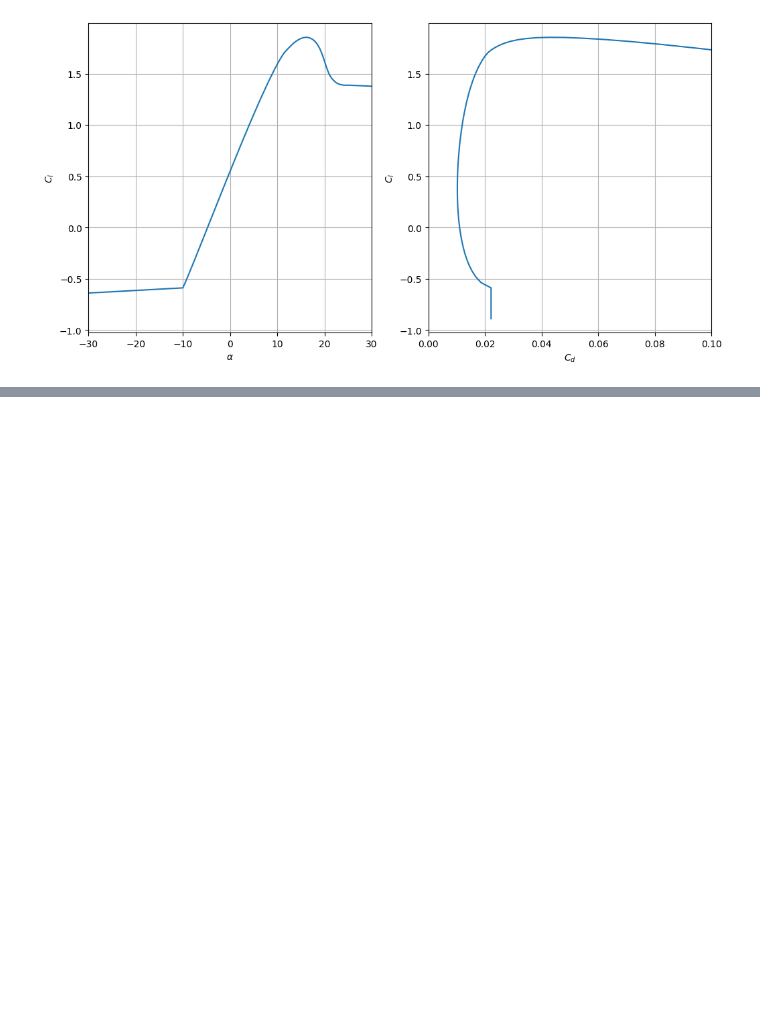
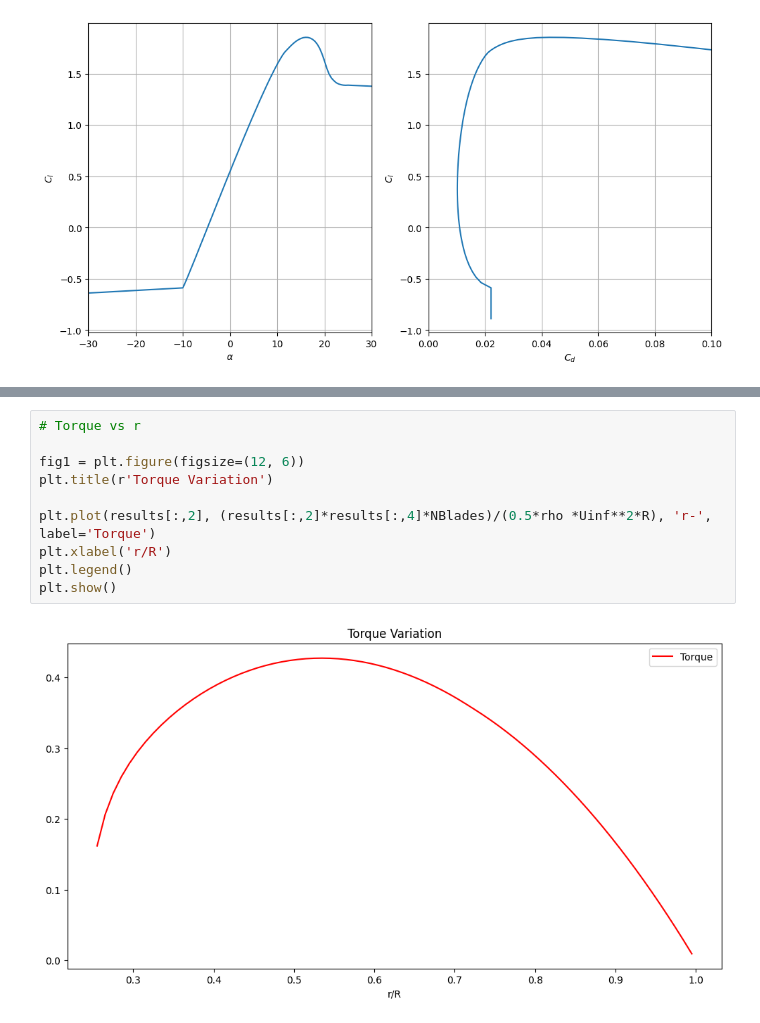
Before and after one commit to msahirs/AE4135-Rotor_Wake, a Jupyter notebook: BEMmodel_modded.ipynb, the cells around one changed output, grey strips where cells are left out. Cells and saved outputs as stored; diff of their text form; blank space fills up the shorter version.

```diff
--- a/BEMmodel_modded.ipynb
+++ b/BEMmodel_modded.ipynb
@@ -326,0 +326,12 @@ plt.show()
+# %%
+# Torque vs r
+
+fig1 = plt.figure(figsize=(12, 6))
+plt.title(r'Torque Variation')
+
+plt.plot(results[:,2], (results[:,2]*results[:,4]*NBlades)/(0.5*rho *Uinf**2*R), 'r-', label='Torque')
+plt.xlabel('r/R')
+plt.legend()
+plt.show()
+# %% [output]
+[figure, added]
```
Also changed, not shown: parts of 8 cells of this notebook, 1 other file.
